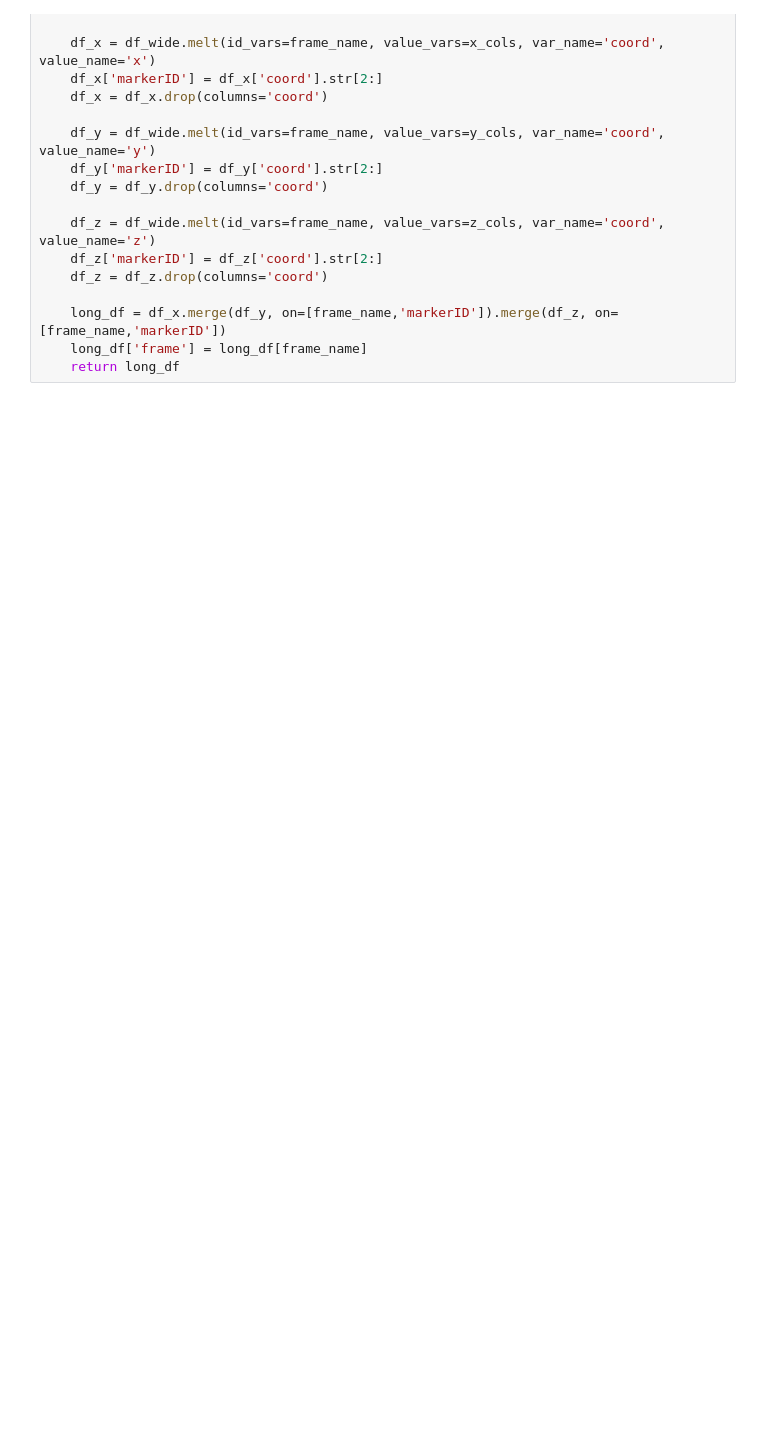
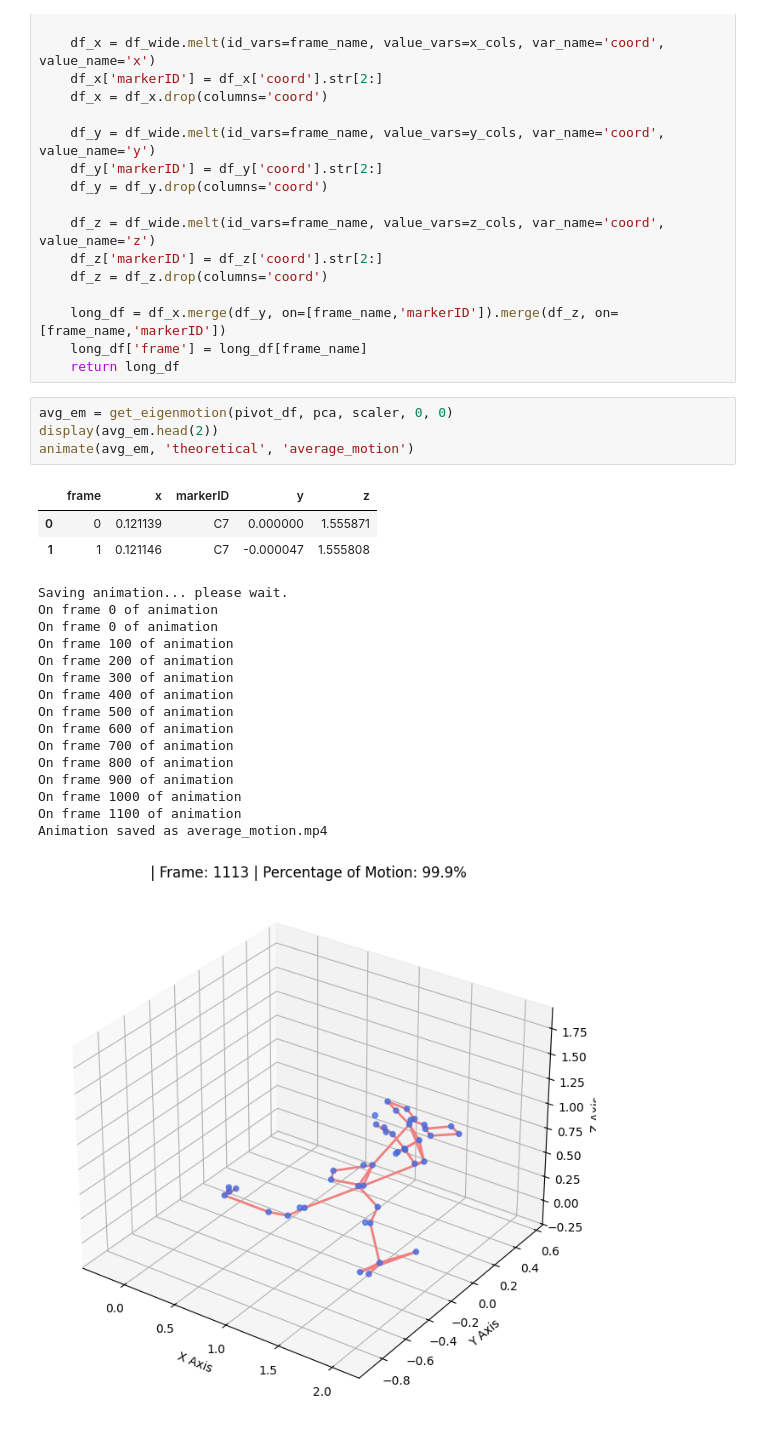
Before and after one commit to brianhockett/baseball-motion-analysis, a Jupyter notebook: pca/eigenmotions.ipynb, the cells around one changed output. Cells and saved outputs as stored; diff of their text form; blank space fills up the shorter version.

```diff
--- a/pca/eigenmotions.ipynb
+++ b/pca/eigenmotions.ipynb
@@ -98,3 +98,27 @@ def get_eigenmotion(motion_df, pca, scaler, pc_index, stdev, frame_name = 'frame
     long_df = df_x.merge(df_y, on=[frame_name,'markerID']).merge(df_z, on=[frame_name,'markerID'])
     long_df['frame'] = long_df[frame_name]
     return long_df
+# %%
+avg_em = get_eigenmotion(pivot_df, pca, scaler, 0, 0)
+display(avg_em.head(2))
+animate(avg_em, 'theoretical', 'average_motion')
+# %% [output]
+|  | frame | x | markerID | y | z |
+| 0 | 0 | 0.121139 | C7 | 0.000000 | 1.555871 |
+| 1 | 1 | 0.121146 | C7 | -0.000047 | 1.555808 |
+Saving animation... please wait.
+On frame 0 of animation
+On frame 0 of animation
+On frame 100 of animation
+On frame 200 of animation
+On frame 300 of animation
+On frame 400 of animation
+On frame 500 of animation
+On frame 600 of animation
+On frame 700 of animation
+On frame 800 of animation
+On frame 900 of animation
+On frame 1000 of animation
+On frame 1100 of animation
+Animation saved as average_motion.mp4
+[figure, added]
```
Also changed, not shown: parts of 7 cells of this notebook, 8 other files.
